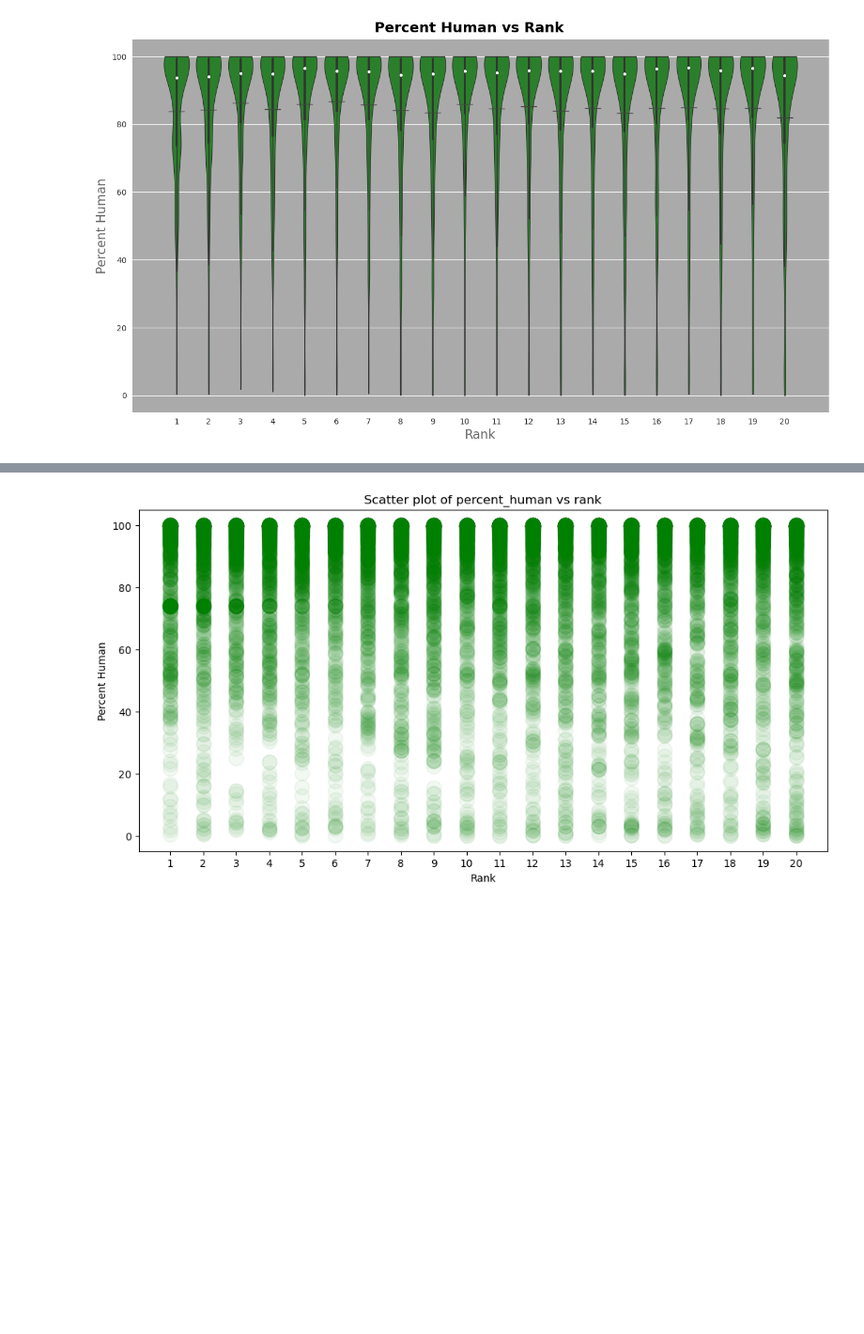
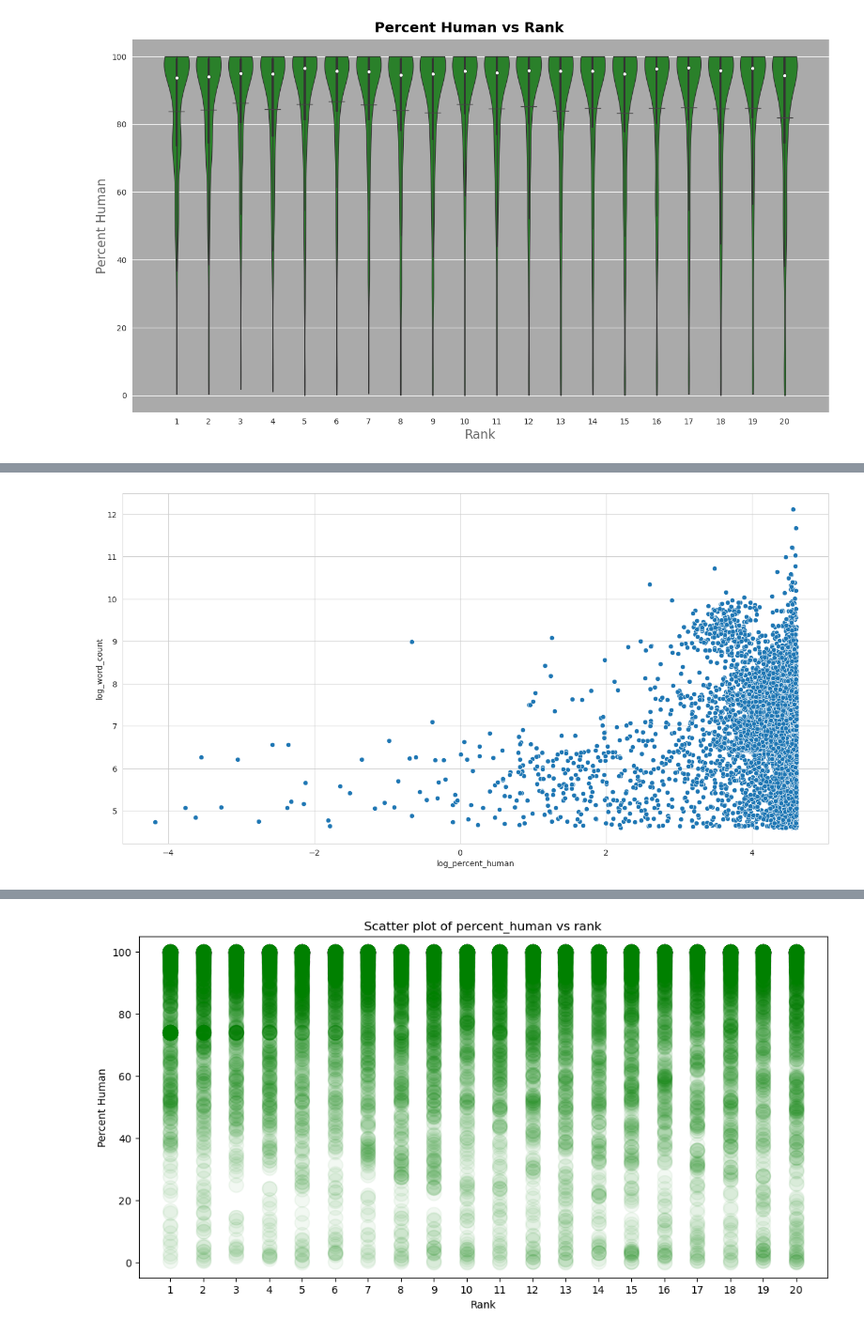
Before and after one commit to Magmafish/SerpGS, a Jupyter notebook: interpretation.ipynb, the cells around one changed output, grey strips where cells are left out. Shown at 94% size. Saved outputs shown, nothing was run; the diff lists cells and outputs as text; code cells hidden in the pictures; blank space fills up the shorter version.

```diff
--- a/interpretation.ipynb
+++ b/interpretation.ipynb
@@ -268,0 +276,12 @@ plt.show()
+# %%
+import numpy as np
+
+df2 = df.copy()
+df2['log_word_count'] = np.log(df['word_count'])
+df2['log_percent_human'] = np.log(df['percent_human'])
+
+with sns.axes_style("whitegrid"):
+    fig, axs = plt.subplots(figsize=(16, 8))
+    sns.scatterplot(data=df2, x="log_percent_human", y="log_word_count")
+# %% [output]
+[figure, added]
```
Also changed, not shown: parts of 8 cells of this notebook, 1 other file.
